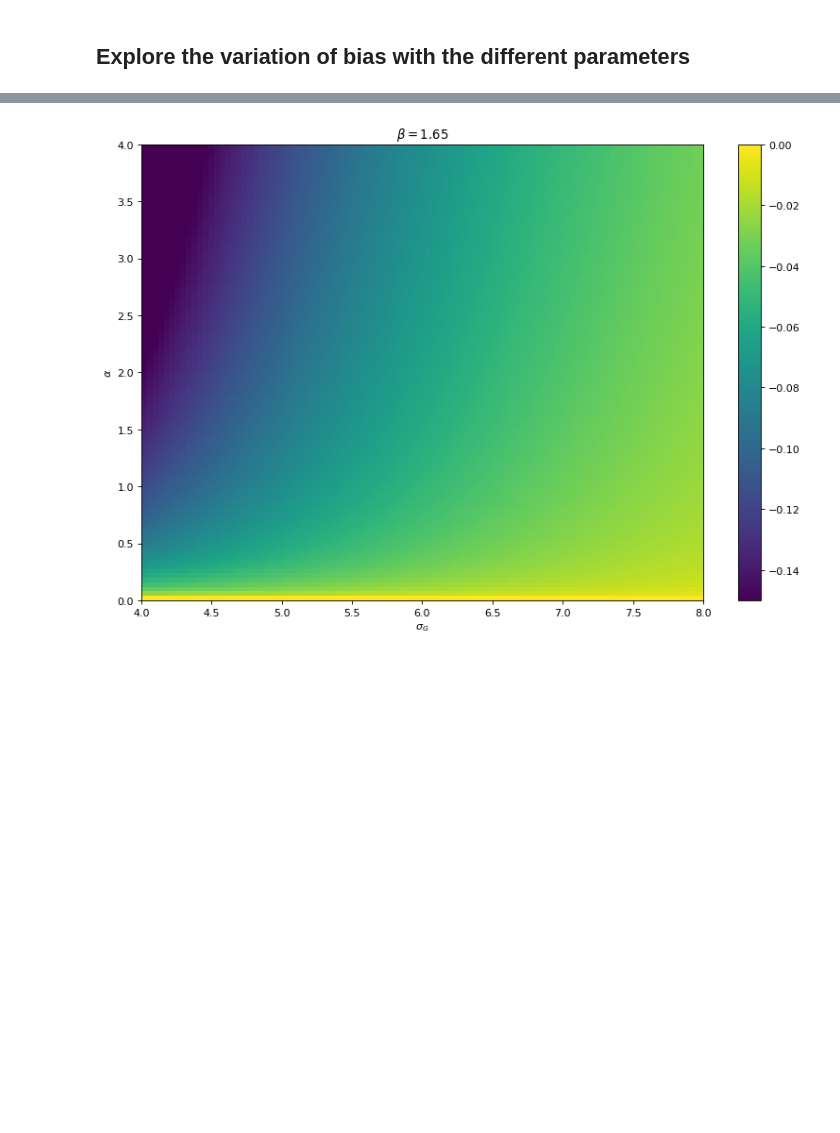
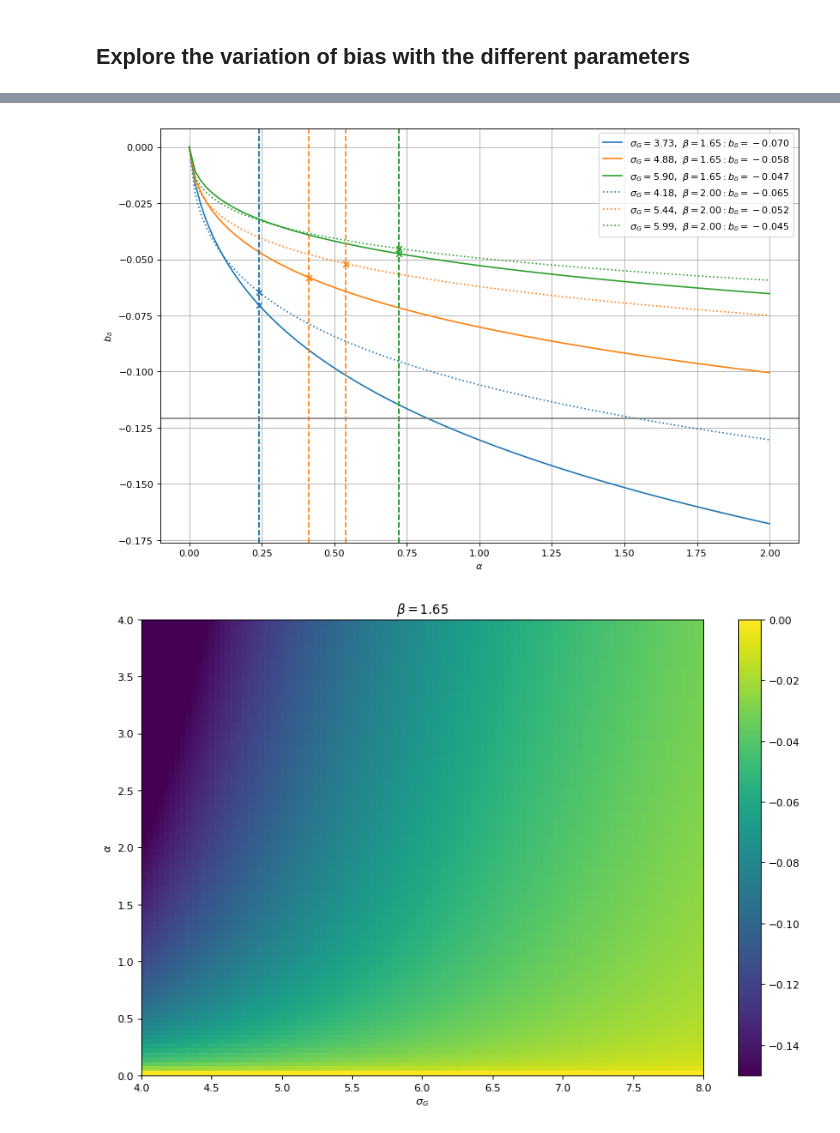
Before and after one commit to igmhub/LyaCoLoRe, a Jupyter notebook: notebooks/analytic_bias.ipynb, the cells around one changed output, grey strips where cells are left out. Drawn from its saved outputs; the diff is of its cells as text; code cells hidden in the pictures; blank space fills up the shorter version.

```diff
--- a/notebooks/analytic_bias.ipynb
+++ b/notebooks/analytic_bias.ipynb
@@ -272,3 +275,64 @@ plt.show()
+# %%
+#Plot bias vs a for different b and sG values
+z_value = 2.4
+a_values = np.linspace(0.0,2.0,101)
+
+linestyles = ['-',':'] #Used for beta values
+colours = ['C0','C1','C2','C3','C4','C5','C6','C7'] #Used for sigma_G values
+
+"""
+tuning_files = []
+for tuning_file in tuning_files:
+    h = fits.open('../input_files/'+tuning_file)
+    a = np.interp(z_value,h[1].data['z'],h[1].data['alpha'])
+    b = np.interp(z_value,h[1].data['z'],h[1].data['beta'])
+    s = np.interp(z_value,h[1].data['z'],h[1].data['sigma_G'])
+"""
+
+#alpha, beta index, sigma_G (all measured at z=2.4), colour index, linestyle index
+parameter_sets = [(0.241, 1.65 , 3.732, 0, 0),
+                  (0.412, 1.65 , 4.881, 1, 0),
+                  (0.722, 1.65 , 5.899, 2, 0),
+                  (0.241, 2.0  , 4.185, 0, 1),
+                  (0.539, 2.0  , 5.438, 1, 1),
+                  (0.722, 2.0  , 5.987, 2, 1),
+                 ]
+
+
+d = np.interp(z_value,z,D)
+plt.figure(figsize=(12, 8), dpi= 80, facecolor='w', edgecolor='k')
+
+for i,parameter_set in enumerate(parameter_sets):
+    a = parameter_set[0]
+    b = parameter_set[1]
+    s = parameter_set[2]
+    i_c = parameter_set[3]
+    i_l = parameter_set[4]
+
+    bias_values = []
+    for a_value in a_values:
+        bias_values += [-np.sqrt(theoretical_bias2(z_value,a_value,b,s,d,q='flux2'))]
+    bias_values = np.array(bias_values)[:,0].T
+
+    bias = np.interp(a,a_values,bias_values)
+    plt.scatter(a,bias,marker='x',c=colours[i_c])
+
+    plt.plot(a_values,bias_values,label=r'$\sigma_G={:1.2f},\ \beta={:1.2f}: b_\delta={:1.3f}$'.format(s,b,bias),c=colours[i_c],linestyle=linestyles[i_l])
+    plt.axvline(x=a,color=colours[i_c],linestyle='--')
+
+
+
+#BOSS result
+plt.axhline(y=-0.1207,color='gray')
+
+
+plt.xlabel(r'$\alpha$')
+plt.ylabel(r'$b_{\delta}$')
+plt.grid()
+plt.legend()
+plt.show()
+# %% [output]
+[figure, added]
 # %%
 #Plot theoretical bias as a function of alpha and sigma_G in 2D at fixed redshift and b values
 z_value = 2.4
```
Also changed, not shown: parts of 11 cells of this notebook.
